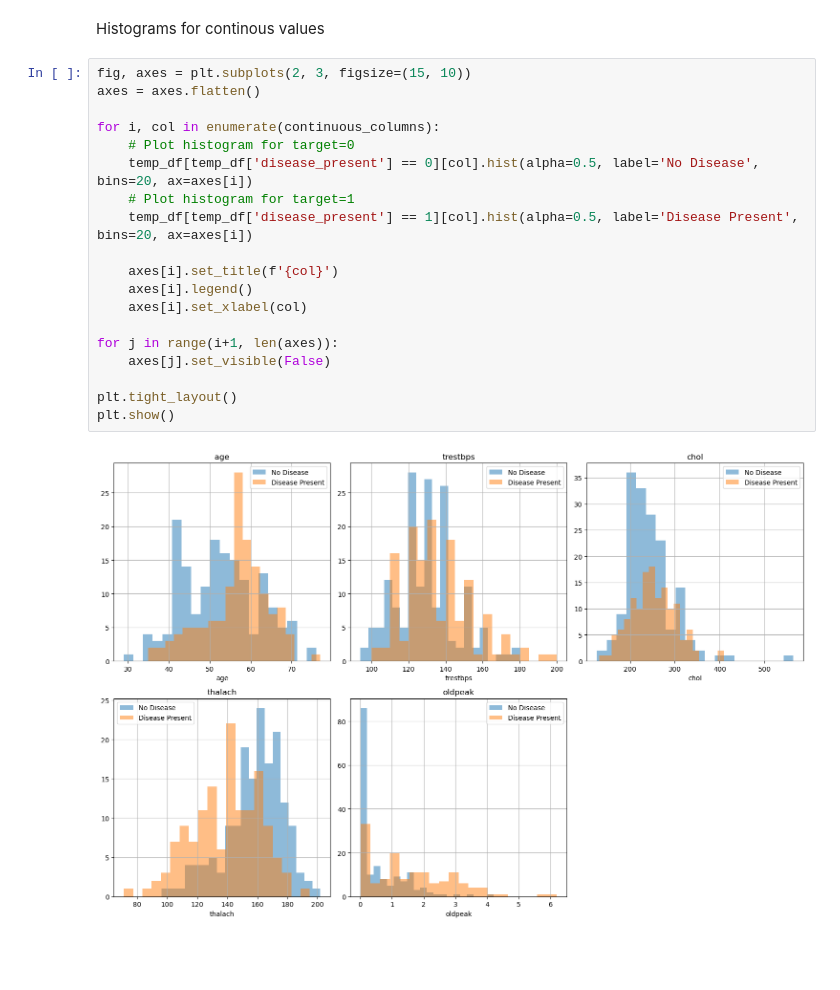
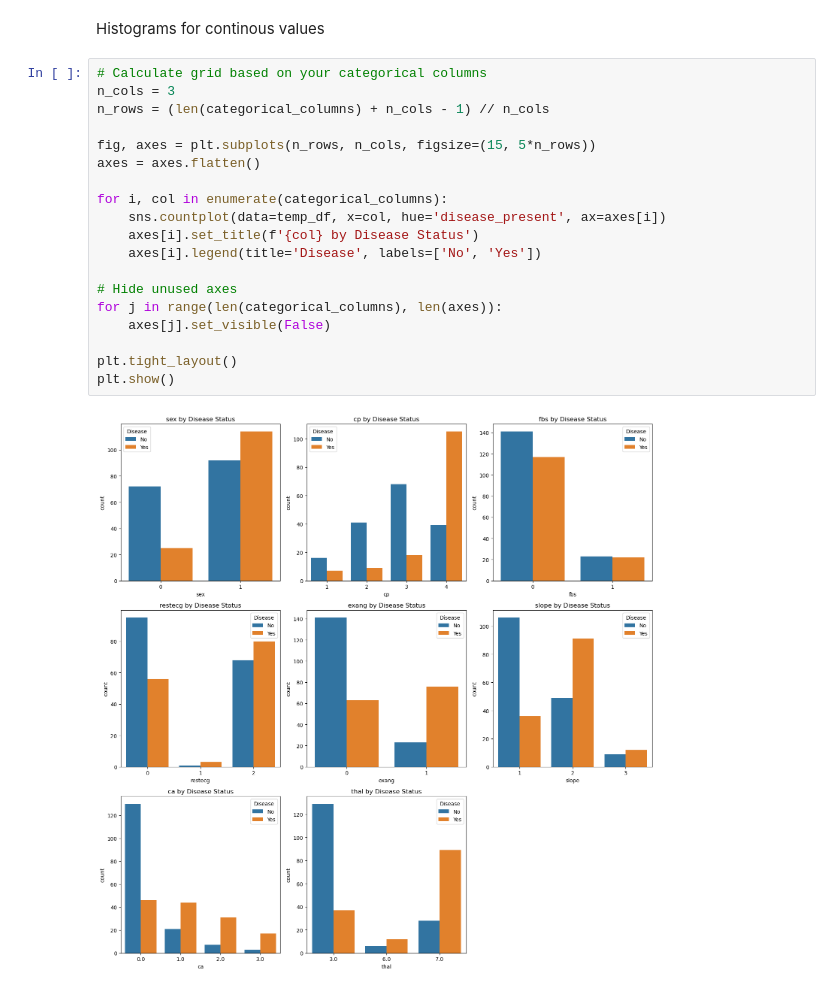
Before and after one commit to luis-jmtz/Heart_Disease_ML_Model_Comparison, a Jupyter notebook: data_cleaning_and_eda.ipynb, the cells around one changed output. Drawn from its saved outputs; the diff is of its cells as text; blank space fills up the shorter version.

Commit message:
added count graphs for categorical values

```diff
--- a/data_cleaning_and_eda.ipynb
+++ b/data_cleaning_and_eda.ipynb
@@ -315,23 +317,23 @@ Box plots for continous values
 # %% [markdown]
 Histograms for continous values
 # %%
-fig, axes = plt.subplots(2, 3, figsize=(15, 10))
+# Calculate grid based on your categorical columns
+n_cols = 3
+n_rows = (len(categorical_columns) + n_cols - 1) // n_cols
+
+fig, axes = plt.subplots(n_rows, n_cols, figsize=(15, 5*n_rows))
 axes = axes.flatten()
 
-for i, col in enumerate(continuous_columns):
-    # Plot histogram for target=0
-    temp_df[temp_df['disease_present'] == 0][col].hist(alpha=0.5, label='No Disease', bins=20, ax=axes[i])
-    # Plot histogram for target=1
-    temp_df[temp_df['disease_present'] == 1][col].hist(alpha=0.5, label='Disease Present', bins=20, ax=axes[i])
+for i, col in enumerate(categorical_columns):
+    sns.countplot(data=temp_df, x=col, hue='disease_present', ax=axes[i])
+    axes[i].set_title(f'{col} by Disease Status')
+    axes[i].legend(title='Disease', labels=['No', 'Yes'])
 
-    axes[i].set_title(f'{col}')
-    axes[i].legend()
-    axes[i].set_xlabel(col)
-
-for j in range(i+1, len(axes)):
+# Hide unused axes
+for j in range(len(categorical_columns), len(axes)):
     axes[j].set_visible(False)
 
 plt.tight_layout()
 plt.show()
 # %% [output]
-[figure, old version]
+[figure, new version]
```
Also changed, not shown: parts of 1 cell of this notebook.
